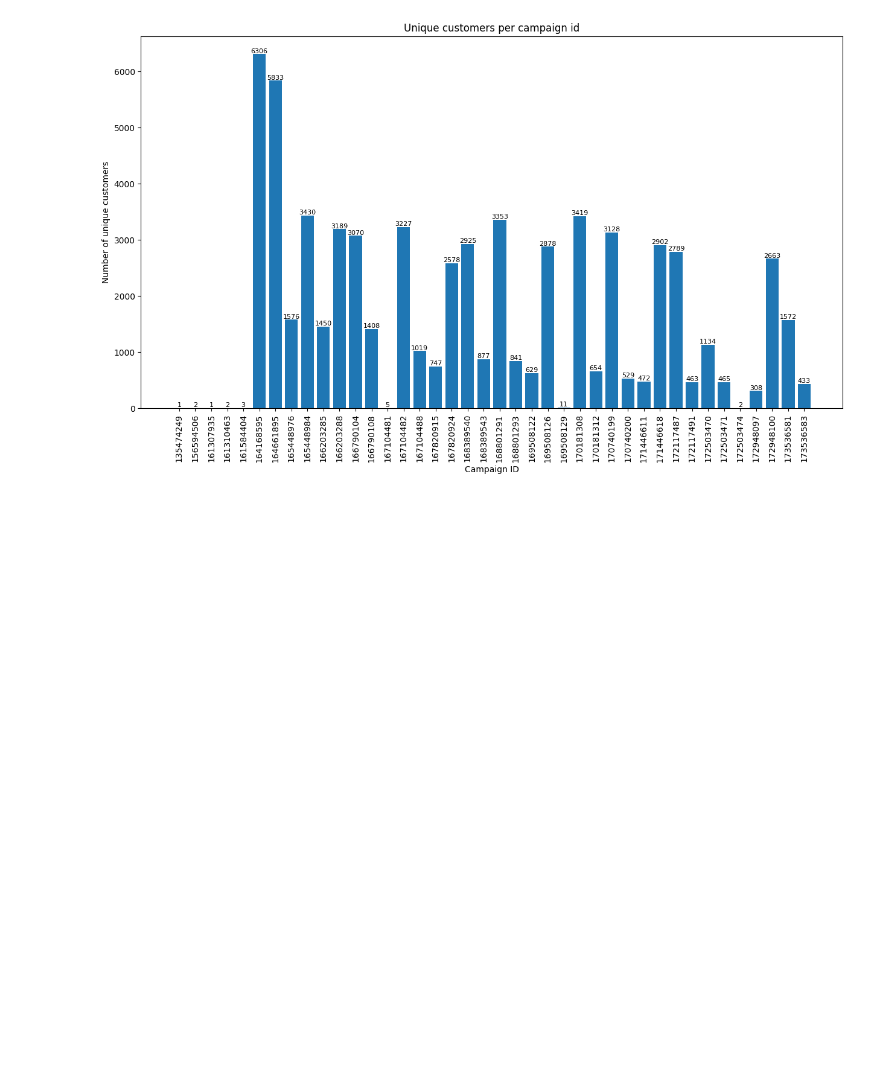
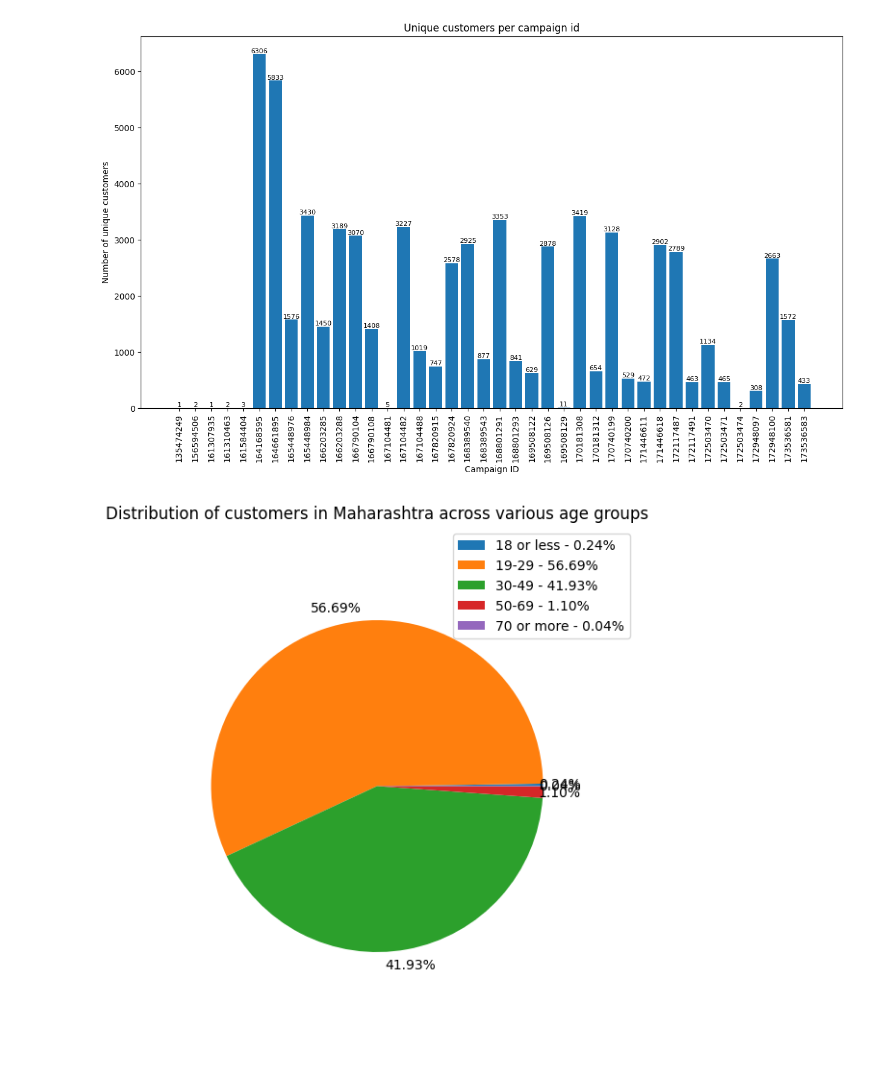
Before and after one commit to imTheDevil/loans-data-analysis, a Jupyter notebook: visualizations.ipynb, the cells around one changed output. Cells and saved outputs as stored; diff of their text form; code cells hidden in the pictures; blank space fills up the shorter version.

Commit message:
Added a few visualizations

```diff
--- a/visualizations.ipynb
+++ b/visualizations.ipynb
@@ -18,6 +18,9 @@ q9b = pd.read_csv("Q9b.csv", header=0)
 q10 = pd.read_csv("Q10.csv", header=0)
 q11 = pd.read_csv("Q11.csv", header=0)
 q12b = pd.read_csv("Q12b.csv", header=0)
+e1a = pd.read_csv("E1a.csv", header=0)
+e1b = pd.read_csv("E1b.csv", header=0)
+e1c = pd.read_csv("E1c.csv", header=0)
 # %%
 q1.head()
 # %% [output]
@@ -322,3 +325,21 @@ for i,j in enumerate(q12b['unq_customers']):
 plt.show()
 # %% [output]
 [figure]
+# %%
+#E1a
+#Pie chart for "Distribution of customers in Maharashtra across various age groups"
+x = np.char.array(list(e1a['age_range']))
+y = np.array(list(e1a['no_of_customers']))
+percent = 100*y/y.sum()
+fig, ax = plt.subplots(figsize=(7,7))
+labels = ['{0} - {1:1.2f}%'.format(i,j) for i,j in zip(x, percent)]
+patches, texts, pcts = ax.pie(x=y,
+                              radius=0.8,
+                              autopct = '%1.2f%%',
+                              pctdistance=1.1
+                             )
+ax.legend(patches, labels, loc="upper right")
+ax.set_title("Distribution of customers in Maharashtra across various age groups")
+plt.show()
+# %% [output]
+[figure, added]
```
Also changed, not shown: parts of 4 cells of this notebook.
